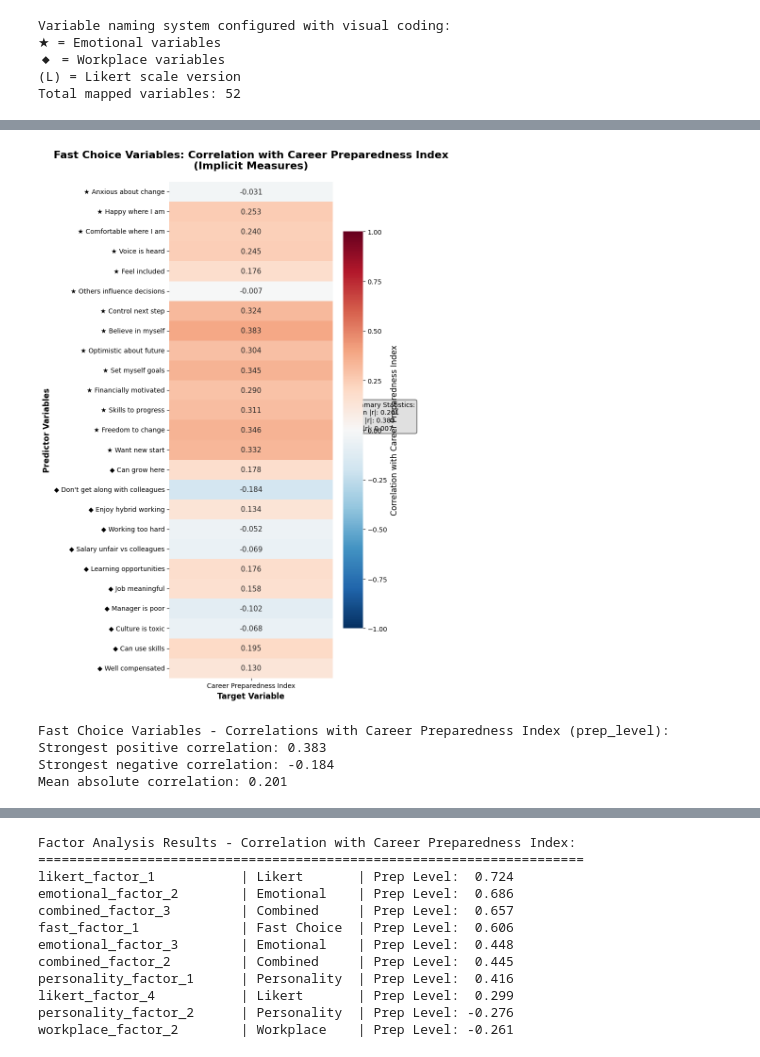
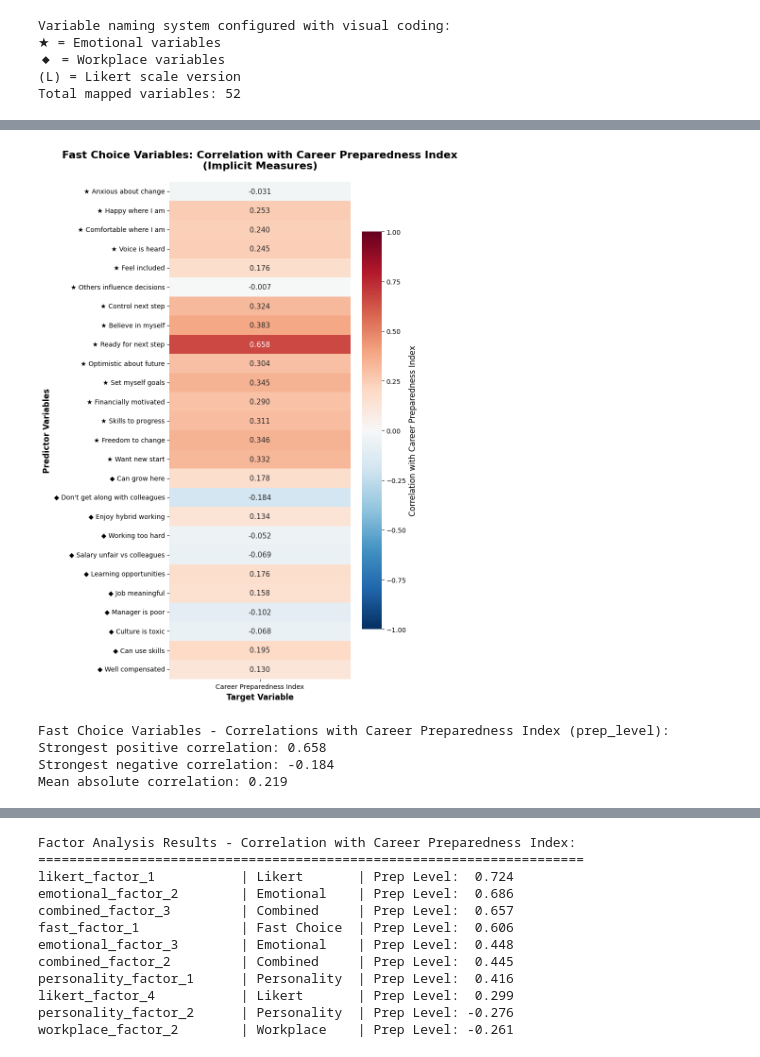
Before and after one commit to Ry-Rousseau/Career_Preparedness_Analysis, a Jupyter notebook: notebooks/predicting_preparedness.ipynb, the cells around one changed output, grey strips where cells are left out. Cells and saved outputs as stored; diff of their text form; code cells hidden in the pictures.

```diff
--- a/notebooks/predicting_preparedness.ipynb
+++ b/notebooks/predicting_preparedness.ipynb
@@ -41,8 +41,8 @@ print(f"Using dataset with factor analysis results")
 preparedness_vars = ['es_fgen', 'el_lgen']  # Fast choice and Likert versions
 
 # Define emotional predictors
-emotional_fast = [col for col in data.columns if col.startswith('es_') and col != 'es_fgen']
-emotional_likert = [col for col in data.columns if col.startswith('el_') and col != 'el_lgen']
+emotional_fast = [col for col in data.columns if col.startswith('es_')] #and col != 'es_fgen']
+emotional_likert = [col for col in data.columns if col.startswith('el_')] #and col != 'el_lgen']
 
 # Define workplace predictors
 workplace_fast = [col for col in data.columns if col.startswith('wfs_')]
@@ -305,49 +305,44 @@ Note: Matrix includes correlations with Career Preparedness Index (prep_level)
 fast_predictors_analysis = emotional_fast + workplace_fast
 fast_prep_correlations = data[fast_predictors_analysis + ['prep_level']].corr()[['prep_level']]
 
 # Create a horizontal heatmap showing correlations with prep_level
 fig, ax = plt.subplots(figsize=(8, 12))
 
 # Get correlations with prep_level (excluding prep_level itself)
 fast_prep_corr_values = fast_prep_correlations.drop('prep_level')
 
 # Create readable names for variables
 fast_readable_names = [all_names[var] for var in fast_prep_corr_values.index]
 
 # Create horizontal heatmap
 sns.heatmap(fast_prep_corr_values.values.reshape(-1, 1),
-           annot=True, fmt='.3f', cmap="RdBu_r", center=0,
-           cbar_kws={"shrink": .8, "label": "Correlation with Career Preparedness Index"},
-           vmin=-1, vmax=1, ax=ax,
-           yticklabels=fast_readable_names,
-           xticklabels=['Career Preparedness Index'])
+                   annot=True, fmt='.3f', cmap="RdBu_r", center=0,
+                   cbar_kws={"shrink": .8, "label": "Correlation with Career Preparedness Index"},
+                   vmin=-1, vmax=1, ax=ax,
+                   yticklabels=fast_readable_names,
+                   xticklabels=['Career Preparedness Index'])
 
 ax.set_title("Fast Choice Variables: Correlation with Career Preparedness Index\n(Implicit Measures)",
-             fontsize=16, pad=20, fontweight='bold')
+                         fontsize=16, pad=20, fontweight='bold')
 ax.set_xlabel('Target Variable', fontsize=12, fontweight='bold')
 ax.set_ylabel('Predictor Variables', fontsize=12, fontweight='bold')
 
 # Improve tick label formatting
 ax.set_yticklabels(ax.get_yticklabels(), rotation=0, fontsize=10)
-
-# Add summary statistics
-prep_corr_stats = fast_prep_corr_values['prep_level'].abs()
-ax.text(1.1, 0.5, f'Summary Statistics:\nMean |r|: {prep_corr_stats.mean():.3f}\nMax |r|: {prep_corr_stats.max():.3f}\nMin |r|: {prep_corr_stats.min():.3f}',
-        transform=ax.transAxes, fontsize=10, bbox=dict(boxstyle="round,pad=0.3", facecolor="lightgray", alpha=0.7))
 
 plt.tight_layout()
 plt.show()
 
 print(f"Fast Choice Variables - Correlations with Career Preparedness Index (prep_level):")
 print(f"Strongest positive correlation: {fast_prep_corr_values['prep_level'].max():.3f}")
 print(f"Strongest negative correlation: {fast_prep_corr_values['prep_level'].min():.3f}")
 print(f"Mean absolute correlation: {fast_prep_corr_values['prep_level'].abs().mean():.3f}")
 # %% [output]
-[figure, old version]
+[figure, new version]
 Fast Choice Variables - Correlations with Career Preparedness Index (prep_level):
-Strongest positive correlation: 0.383
+Strongest positive correlation: 0.658
 Strongest negative correlation: -0.184
-Mean absolute correlation: 0.201
+Mean absolute correlation: 0.219
 # %%
 # Create focused heatmap showing Likert variables' correlations with Career Preparedness Index
 likert_predictors_analysis = emotional_likert + workplace_likert
```
Also changed, not shown: parts of 11 cells of this notebook, 3 other files.
